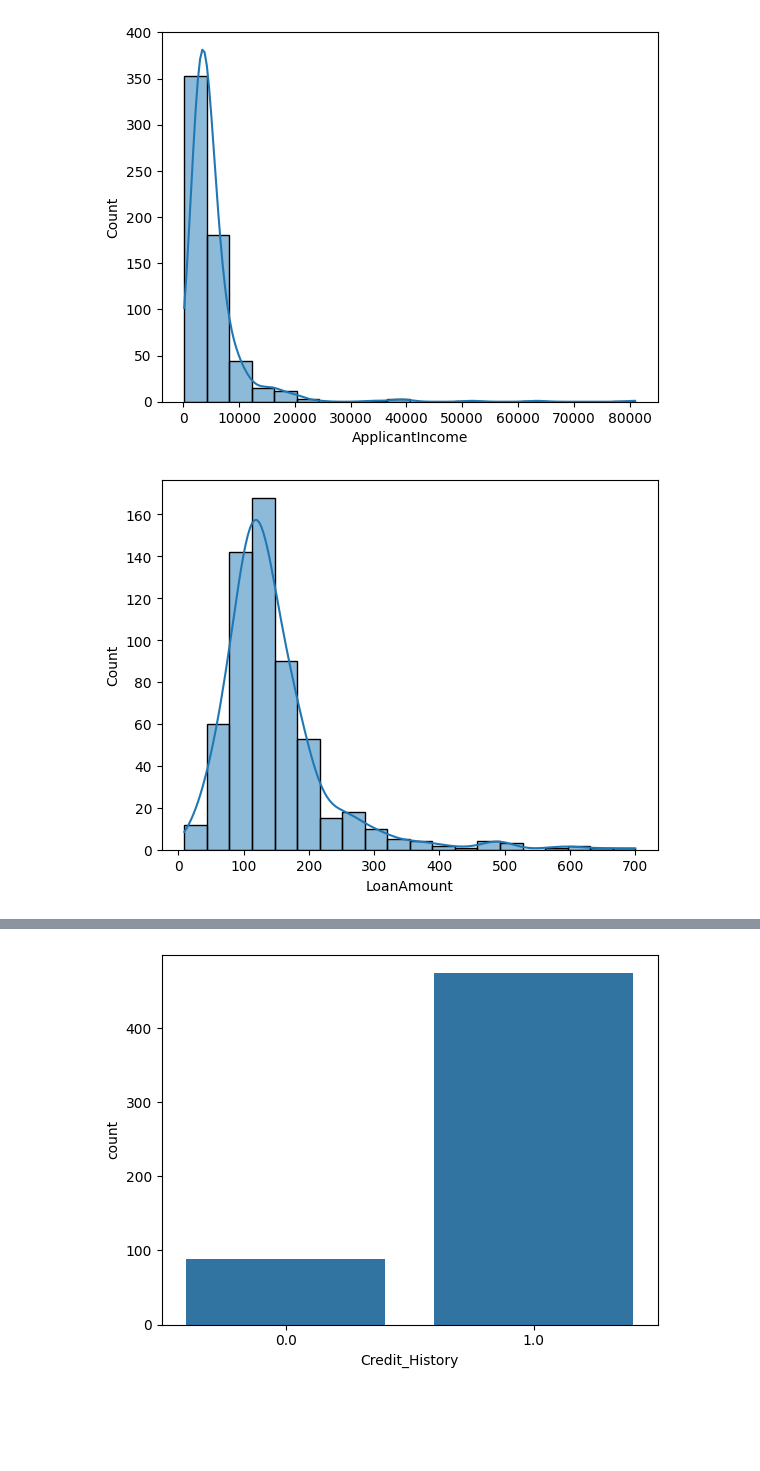
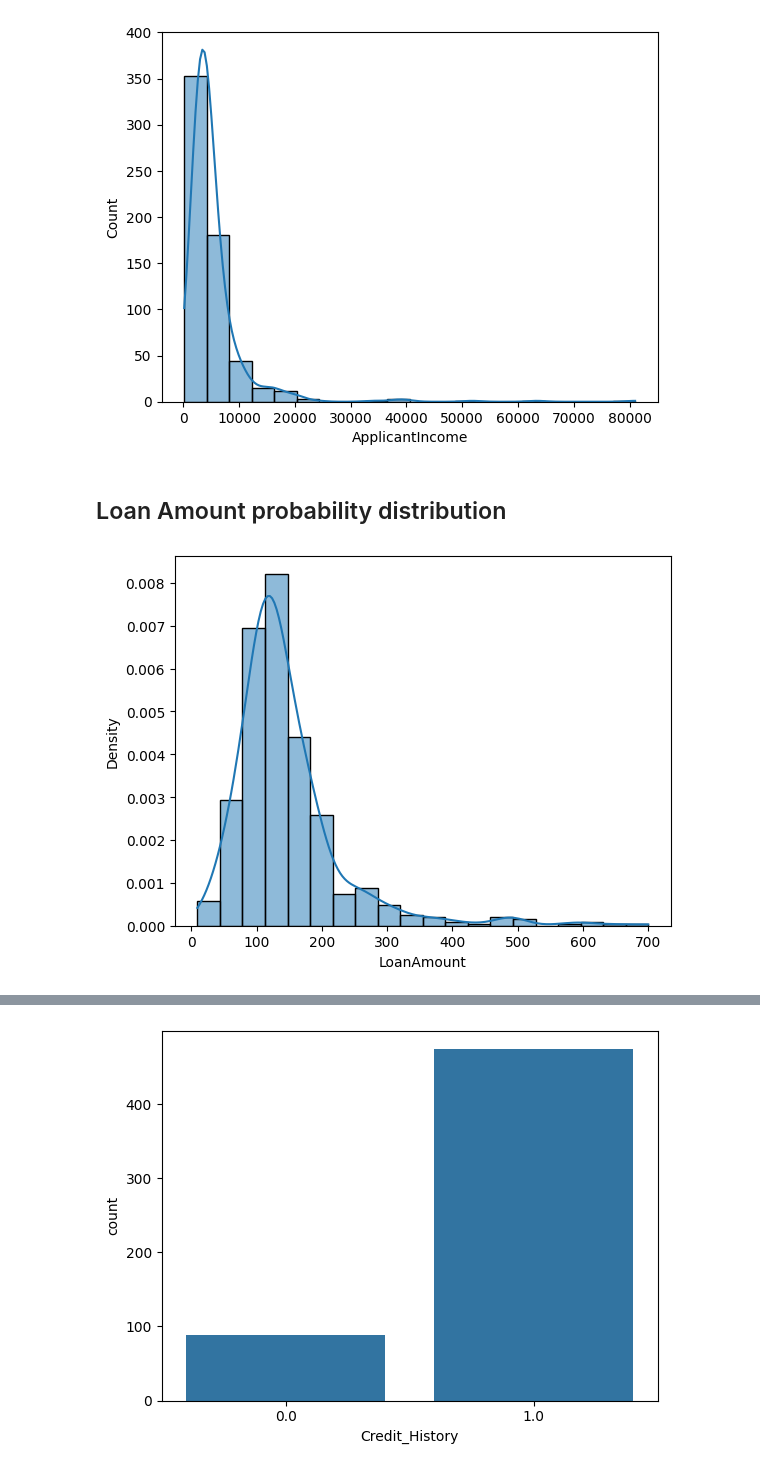
Before and after one commit to lucy-kevin/loan-prediction-data, a Jupyter notebook: loan_prediction.ipynb, the cells around one changed output, grey strips where cells are left out. Cells and saved outputs as stored; diff of their text form; code cells hidden in the pictures; blank space fills up the shorter version.

```diff
--- a/loan_prediction.ipynb
+++ b/loan_prediction.ipynb
@@ -86,9 +86,11 @@ sns.histplot(df['ApplicantIncome'], bins=20, kde=True)
 plt.show()
 # %% [output]
 [figure]
+# %% [markdown]
+## Loan Amount probability distribution
 # %%
 plt.Figure(figsize=(8,6))
-sns.histplot(df['LoanAmount'], bins=20, kde=True)
+sns.histplot(df['LoanAmount'], bins=20, kde=True, stat='density')
 plt.show()
 # %% [output]
-[figure, old version]
+[figure, new version]
```
Also changed, not shown: parts of 24 cells of this notebook.
